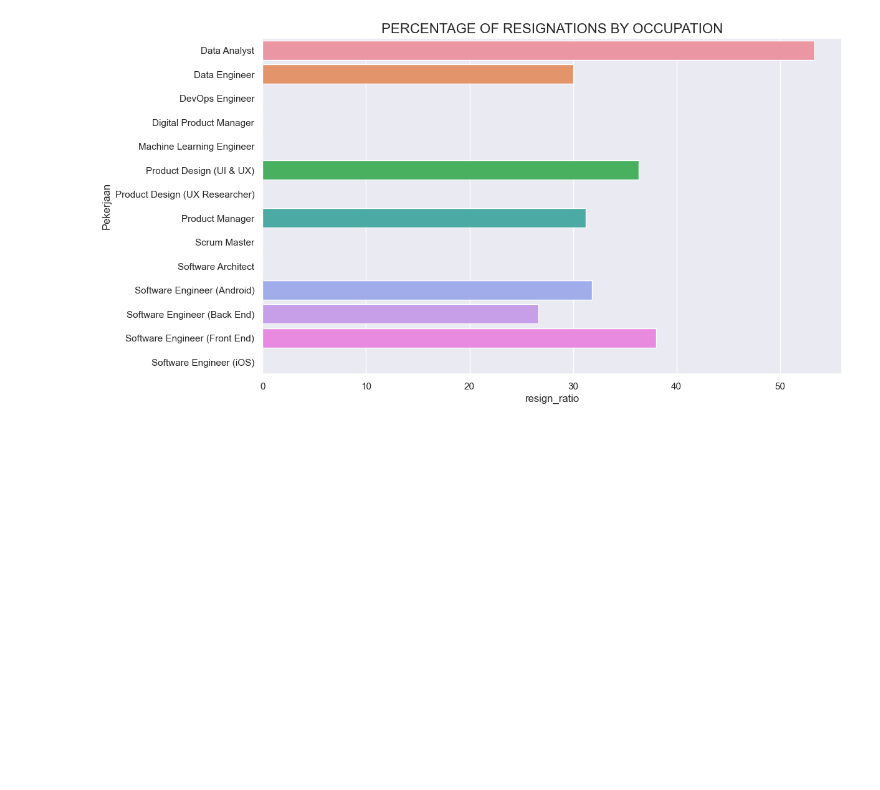
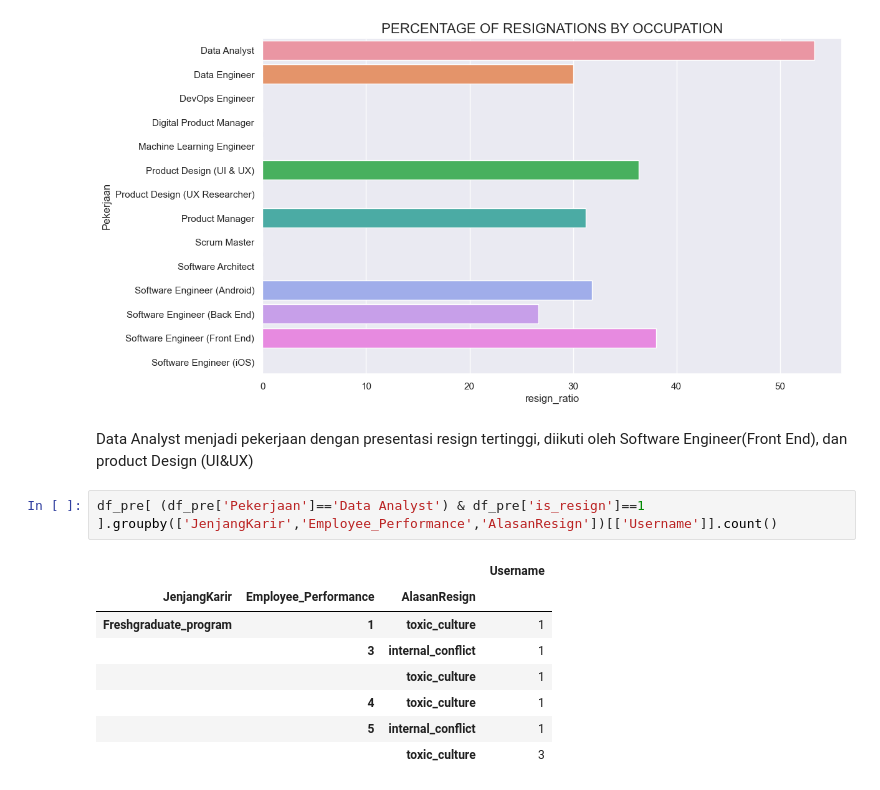
Before and after one commit to JodhiKrisantus/Improving-Employee-Retention, a Jupyter notebook: script_python.ipynb, the cells around one changed output. Saved outputs shown, nothing was run; the diff lists cells and outputs as text; blank space fills up the shorter version.

```diff
--- a/script_python.ipynb
+++ b/script_python.ipynb
@@ -481,3 +481,16 @@ plt.title('PERCENTAGE OF RESIGNATIONS BY OCCUPATION', fontsize = 16)
 # %% [output]
 Text(0.5, 1.0, 'PERCENTAGE OF RESIGNATIONS BY OCCUPATION')
 [figure]
+# %% [markdown]
+Data Analyst menjadi pekerjaan dengan presentasi resign tertinggi, diikuti oleh Software Engineer(Front End), dan product Design (UI&UX)
+# %%
+df_pre[ (df_pre['Pekerjaan']=='Data Analyst') & df_pre['is_resign']==1 ].groupby(['JenjangKarir','Employee_Performance','AlasanResign'])[['Username']].count()
+# %% [output]
+|  |  |  | Username |
+| JenjangKarir | Employee_Performance | AlasanResign |  |
+| Freshgraduate_program | 1 | toxic_culture | 1 |
+|  | 3 | internal_conflict | 1 |
+|  |  | toxic_culture | 1 |
+|  | 4 | toxic_culture | 1 |
+|  | 5 | internal_conflict | 1 |
+|  |  | toxic_culture | 3 |
```
Also changed, not shown: parts of 5 cells of this notebook.
